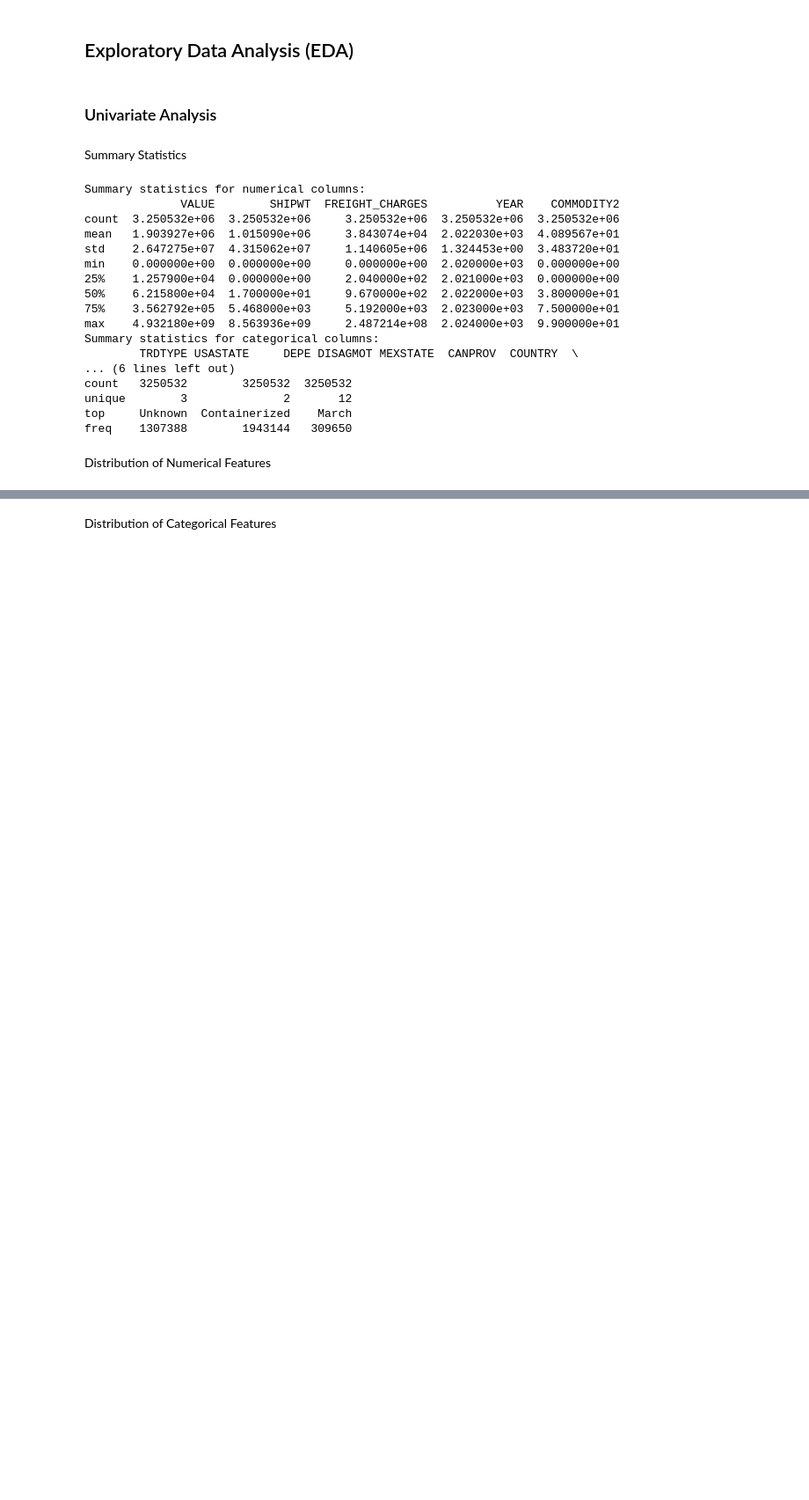
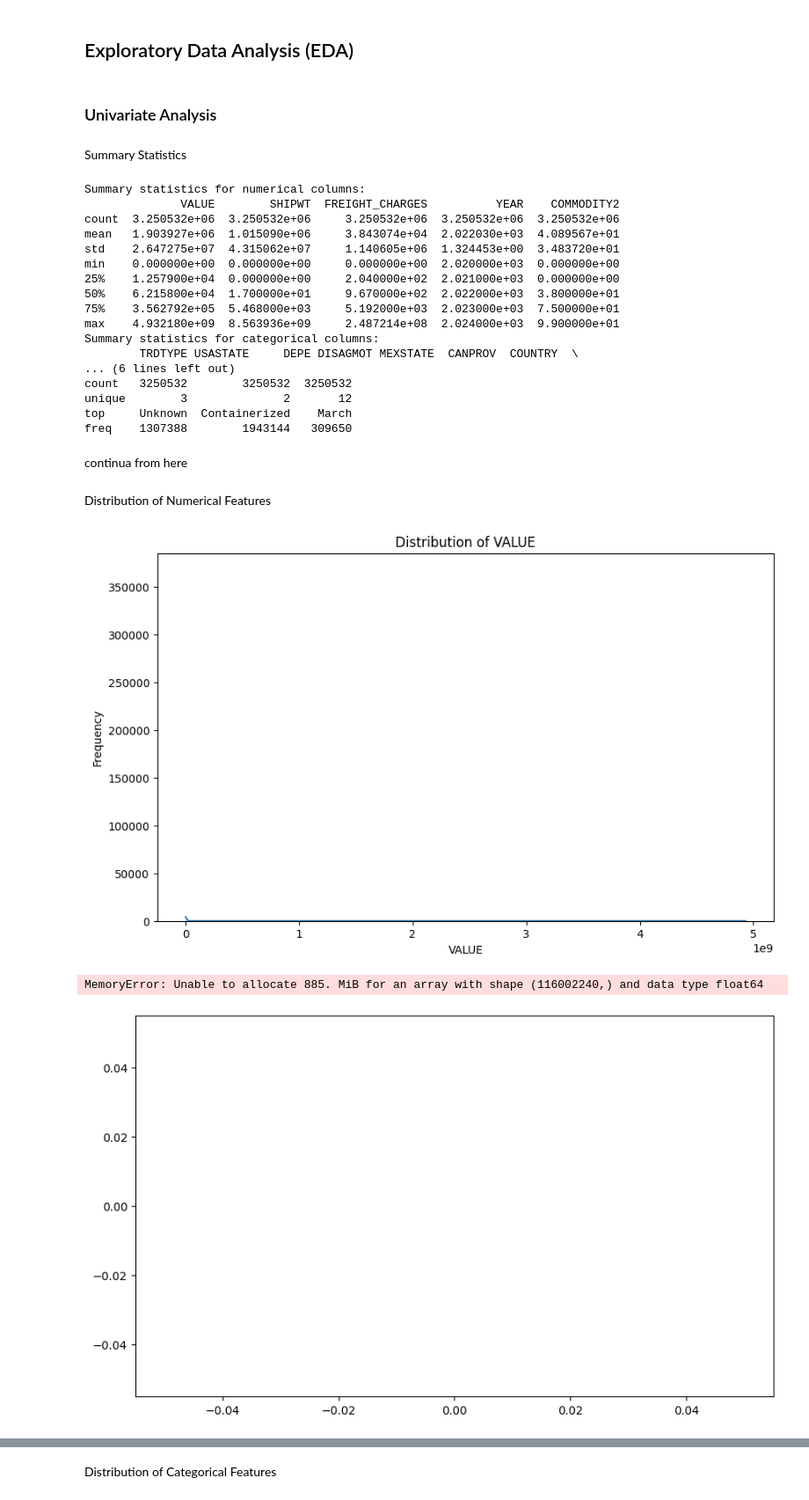
Before and after one commit to Victor-Osei/TransBorder-Freight-Data-Analysis, a Jupyter notebook: new.ipynb, the cells around one changed output, grey strips where cells are left out. Shown: that part at 88% size. Drawn from its saved outputs; the diff is of its cells as text; code cells hidden in the pictures; blank space fills up the shorter version.

```diff
--- a/new.ipynb
+++ b/new.ipynb
@@ -1063,16 +1063,22 @@ count   3250532        3250532  3250532
 unique        3              2       12
 top     Unknown  Containerized    March
 freq    1307388        1943144   309650
+# %% [markdown]
+continua from here
 # %% [markdown]
 Distribution of Numerical Features
 # %%
-# Plot histograms for numerical features
-numerical_features = df.select_dtypes(include=['int64', 'float64']).columns
+# # Plot histograms for numerical features
+# numerical_features = df.select_dtypes(include=['int64', 'float64']).columns
 
-for feature in numerical_features:
-    plt.figure(figsize=(10, 6))
-    sns.histplot(df[feature], kde=True)
-    plt.title(f'Distribution of {feature}')
-    plt.xlabel(feature)
-    plt.ylabel('Frequency')
-    plt.show()
+# for feature in numerical_features:
+#     plt.figure(figsize=(10, 6))
+#     sns.histplot(df[feature], kde=True)
+#     plt.title(f'Distribution of {feature}')
+#     plt.xlabel(feature)
+#     plt.ylabel('Frequency')
+#     plt.show()
+# %% [output]
+[figure, added]
+MemoryError: Unable to allocate 885. MiB for an array with shape (116002240,) and data type float64
+[figure, added]
```
Also changed, not shown: parts of 8 cells of this notebook.
